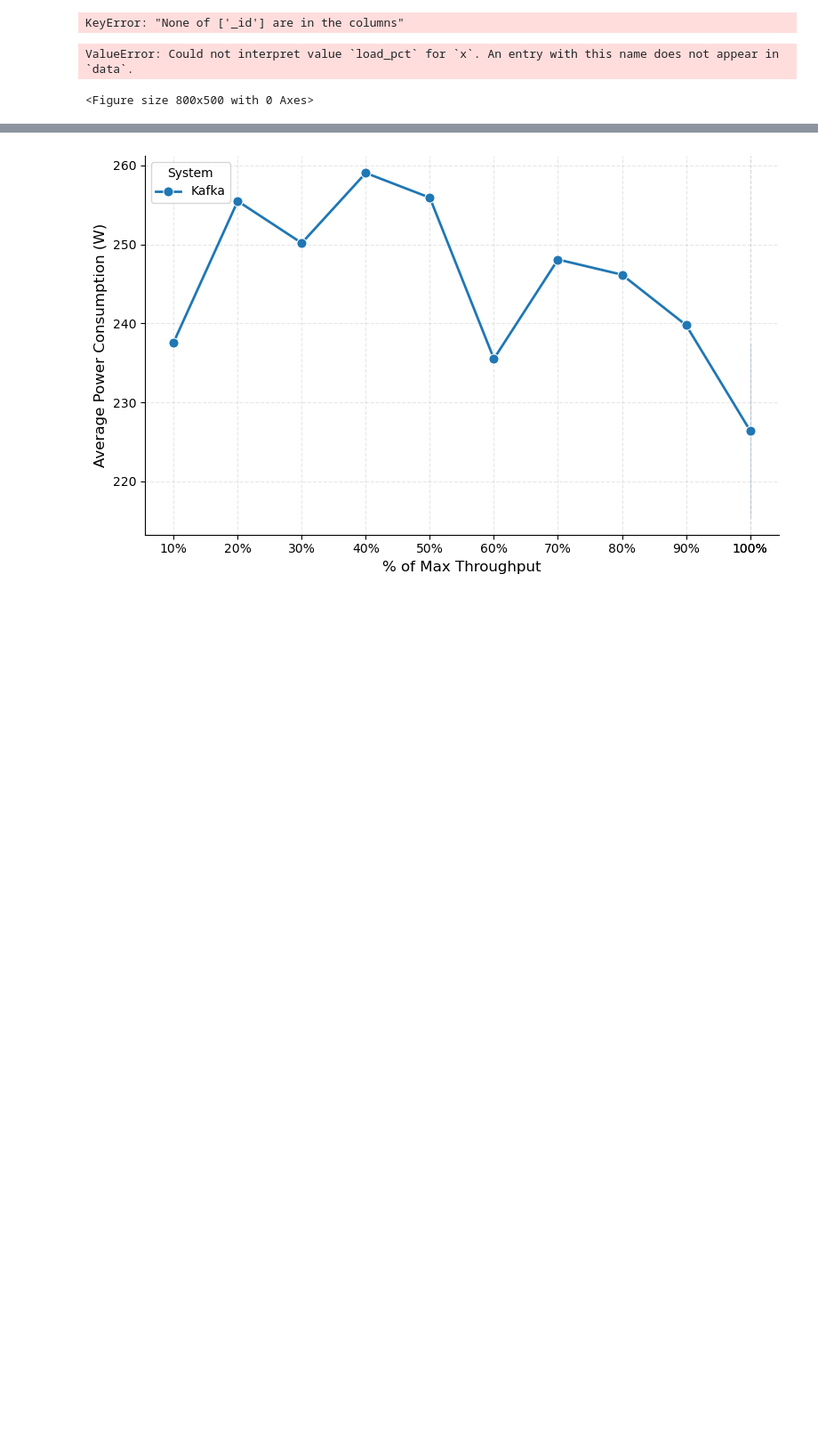
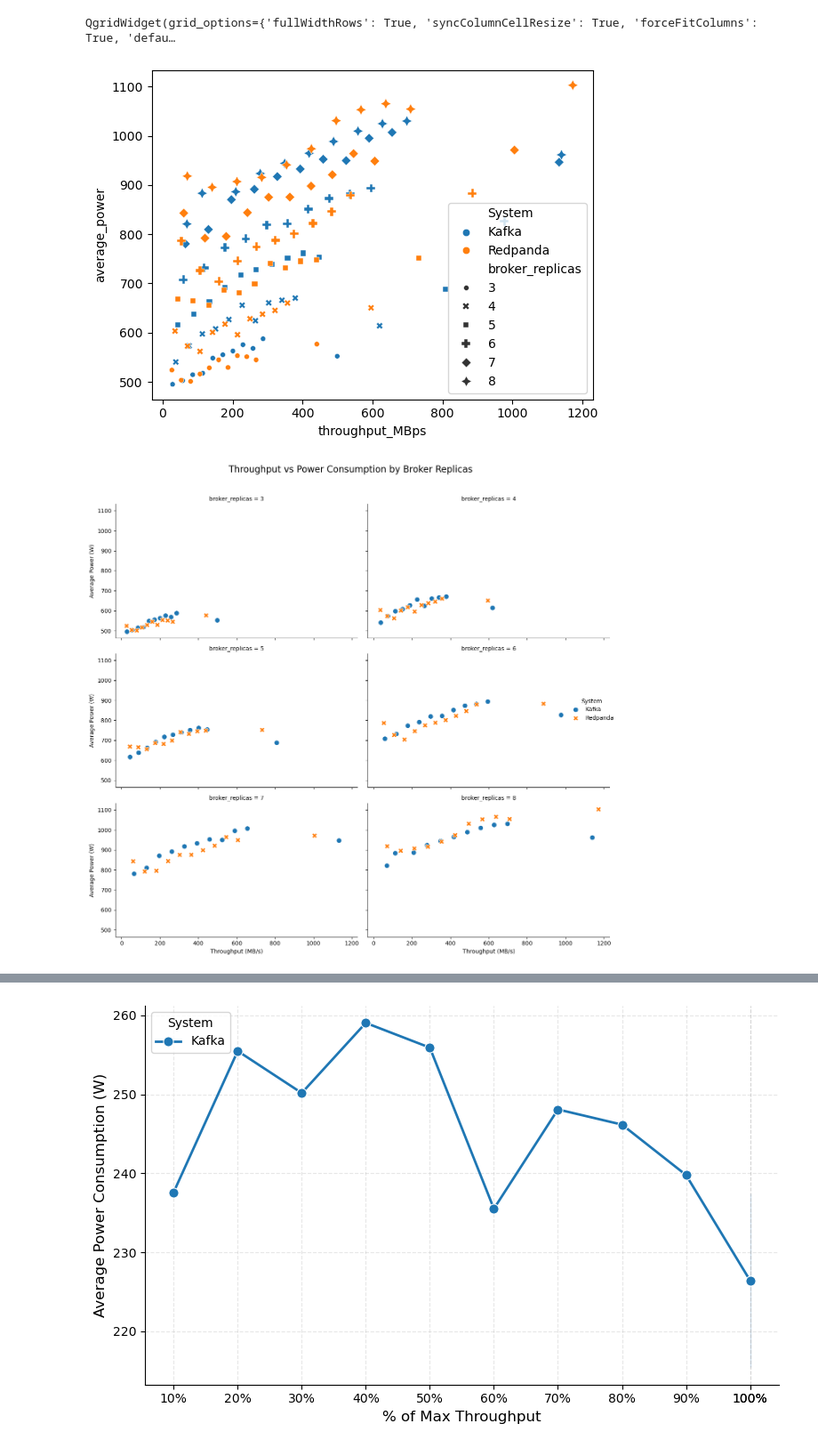
Before and after one commit to stream-energy/greenflow, a Jupyter notebook: plots/7-prop.ipynb, the cells around one changed output, grey strips where cells are left out. Shown at 89% size. Saved outputs shown, nothing was run; the diff lists cells and outputs as text; code cells hidden in the pictures; blank space fills up the shorter version.

```diff
--- a/plots/7-prop.ipynb
+++ b/plots/7-prop.ipynb
@@ -124,7 +128,7 @@ common = dict(
     cutoff_end=cutoff_end,
 )
 # ovhnvme_1 = an.full_analytical_pipeline(cluster="ovhnvme", **common)
-ovhnvme = an.full_analytical_pipeline(cluster="ovhnvme", **common)
+ovhnvme = an.full_analytical_pipeline(cluster="grappe", **common)
 # ovhnvme = ovhnvme[["exp_name", "average_power", "started_ts", "load"]]
 # Create system labels and ensure correct ordering
 system_mapping = {
@@ -134,25 +138,41 @@ system_mapping = {
 # ovhnvme = ovhnvme.copy()
 ovhnvme['system'] = ovhnvme['exp_name'].map(system_mapping)
 
+def preprocess(df):
+    df['System'] = df['exp_name'].map(system_mapping)
+    return df
 # Create load percentages (0-100% in 10% increments)
-load_pcts = list(range(100, 0, -10)) + [100]
+# load_pcts = list(range(100, 0, -10)) + [100]
 
 # Assign load percentages based on experiment order
-ovhnvme['load_pct'] = np.tile(load_pcts, 2)  # Repeat for both systems
+# ovhnvme['load_pct'] = np.tile(load_pcts, 2)  # Repeat for both systems
 an.create_qgrid_widget(ovhnvme)
 # Drop all irrelevant columns
 # ovhnvme.count()
 # taurus_1 = an.full_analytical_pipeline(cluster="o", **common)
 # %% [output]
-KeyError: "None of ['_id'] are in the columns"
+QgridWidget(grid_options={'fullWidthRows': True, 'syncColumnCellResize': True, 'forceFitColumns': True, 'defau…
-# %%
-grappe = an.full_analytical_pipeline(cluster="grappe", **common)
-plot_energy_proportionality(grappe)
-# plot_energy_proportionality(ovhnvme)
-# plot_energy_efficiency(ovhnvme)
-# %% [output]
-ValueError: Could not interpret value `load_pct` for `x`. An entry with this name does not appear in `data`.
-<Figure size 800x500 with 0 Axes>
+# %%
+grappe = an.full_analytical_pipeline(cluster="grappe", **common)
+grappe=preprocess(grappe)
+sns.scatterplot(x="throughput_MBps", y="average_power", hue="System", style="broker_replicas", size="broker_replicas", data=grappe)
+# Create a facet grid by broker_replicas
+g = sns.FacetGrid(grappe, col="broker_replicas", col_wrap=2, height=4, aspect=1.5)
+
+# Map a scatterplot onto each facet
+g.map_dataframe(sns.scatterplot, x="throughput_MBps", y="average_power",
+                hue="System", style="System", s=80)
+
+# Add titles and adjust the layout
+g.set_axis_labels("Throughput (MB/s)", "Average Power (W)")
+g.add_legend(title="System")
+g.fig.suptitle("Throughput vs Power Consumption by Broker Replicas", y=1.02, fontsize=16)
+plt.tight_layout()
+# plot_energy_proportionality(ovhnvme)
+# plot_energy_efficiency(ovhnvme)
+# %% [output]
+[figure, added]
+[figure, added]
 # %%
 import greenflow.analysis as an
 
```
Also changed, not shown: parts of 2 cells of this notebook, 3 other files.
